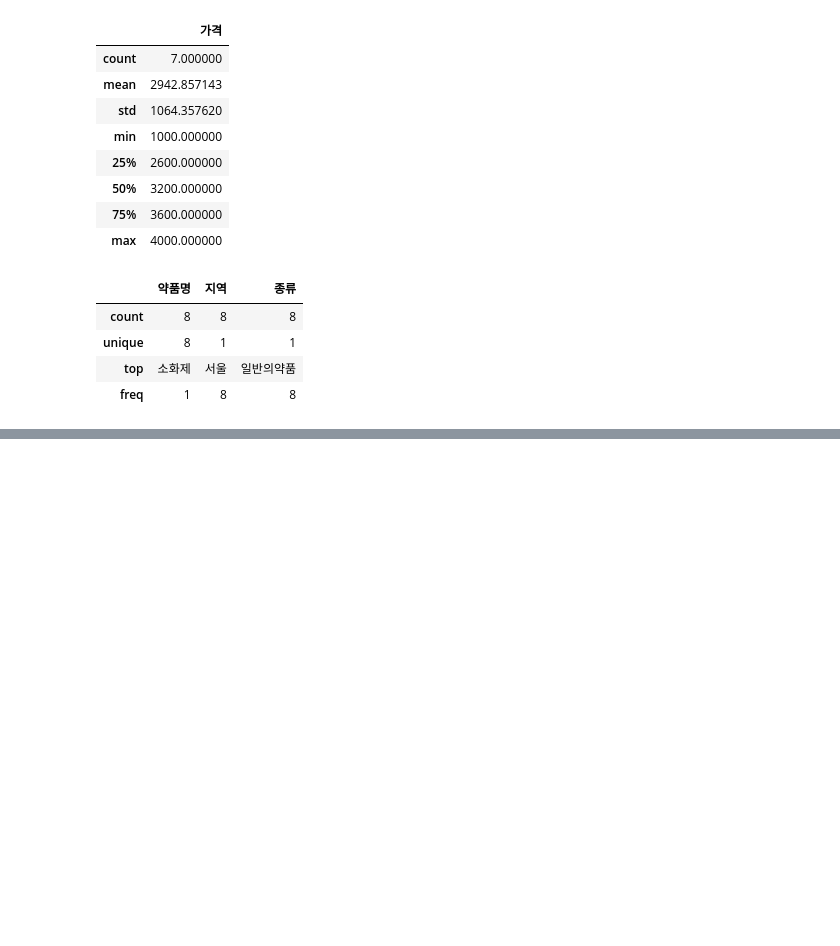
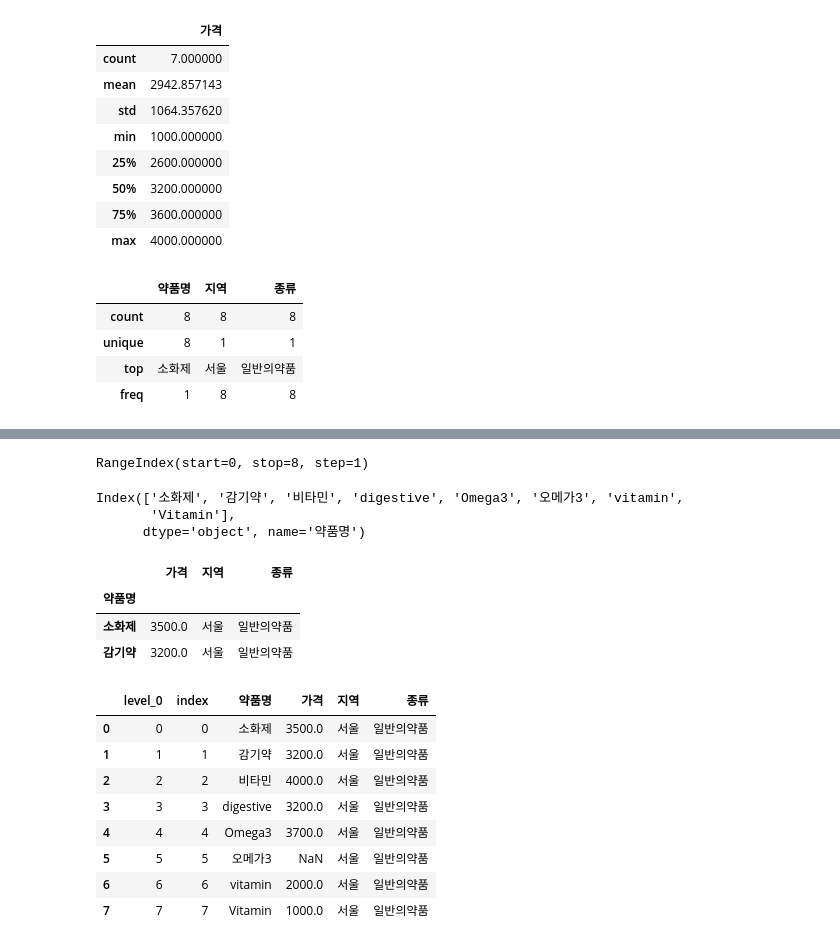
Before and after one commit to wumusill/AI_School, a Jupyter notebook: TP1/Day5-6/python0103.ipynb, the cells around one changed output, grey strips where cells are left out. Drawn from its saved outputs; the diff is of its cells as text; code cells hidden in the pictures; blank space fills up the shorter version.

```diff
--- a/TP1/Day5-6/python0103.ipynb
+++ b/TP1/Day5-6/python0103.ipynb
@@ -243,0 +281,2 @@ df.describe(include='object')
+# %%
+df.set_index("약품명")
@@ -243,0 +294,33 @@ df.describe(include='object')
+# %%
+# index 출력
+df.index
+# %% [output]
+RangeIndex(start=0, stop=8, step=1)
+# %%
+# index 출력
+df.set_index("약품명").index
+# %% [output]
+Index(['소화제', '감기약', '비타민', 'digestive', 'Omega3', '오메가3', 'vitamin',
+       'Vitamin'],
+      dtype='object', name='약품명')
+# %%
+df.set_index("약품명").loc[["소화제", "감기약"]]
+# %% [output]
+|  | 가격 | 지역 | 종류 |
+| 약품명 |  |  |  |
+| 소화제 | 3500.0 | 서울 | 일반의약품 |
+| 감기약 | 3200.0 | 서울 | 일반의약품 |
+# %%
+df = df.reset_index()
+df = df.reset_index()
+df
+# %% [output]
+|  | level_0 | index | 약품명 | 가격 | 지역 | 종류 |
+| 0 | 0 | 0 | 소화제 | 3500.0 | 서울 | 일반의약품 |
+| 1 | 1 | 1 | 감기약 | 3200.0 | 서울 | 일반의약품 |
+| 2 | 2 | 2 | 비타민 | 4000.0 | 서울 | 일반의약품 |
+| 3 | 3 | 3 | digestive | 3200.0 | 서울 | 일반의약품 |
+| 4 | 4 | 4 | Omega3 | 3700.0 | 서울 | 일반의약품 |
+| 5 | 5 | 5 | 오메가3 | NaN | 서울 | 일반의약품 |
+| 6 | 6 | 6 | vitamin | 2000.0 | 서울 | 일반의약품 |
+| 7 | 7 | 7 | Vitamin | 1000.0 | 서울 | 일반의약품 |
```
Also changed, not shown: parts of 39 cells of this notebook, 4 other files.
